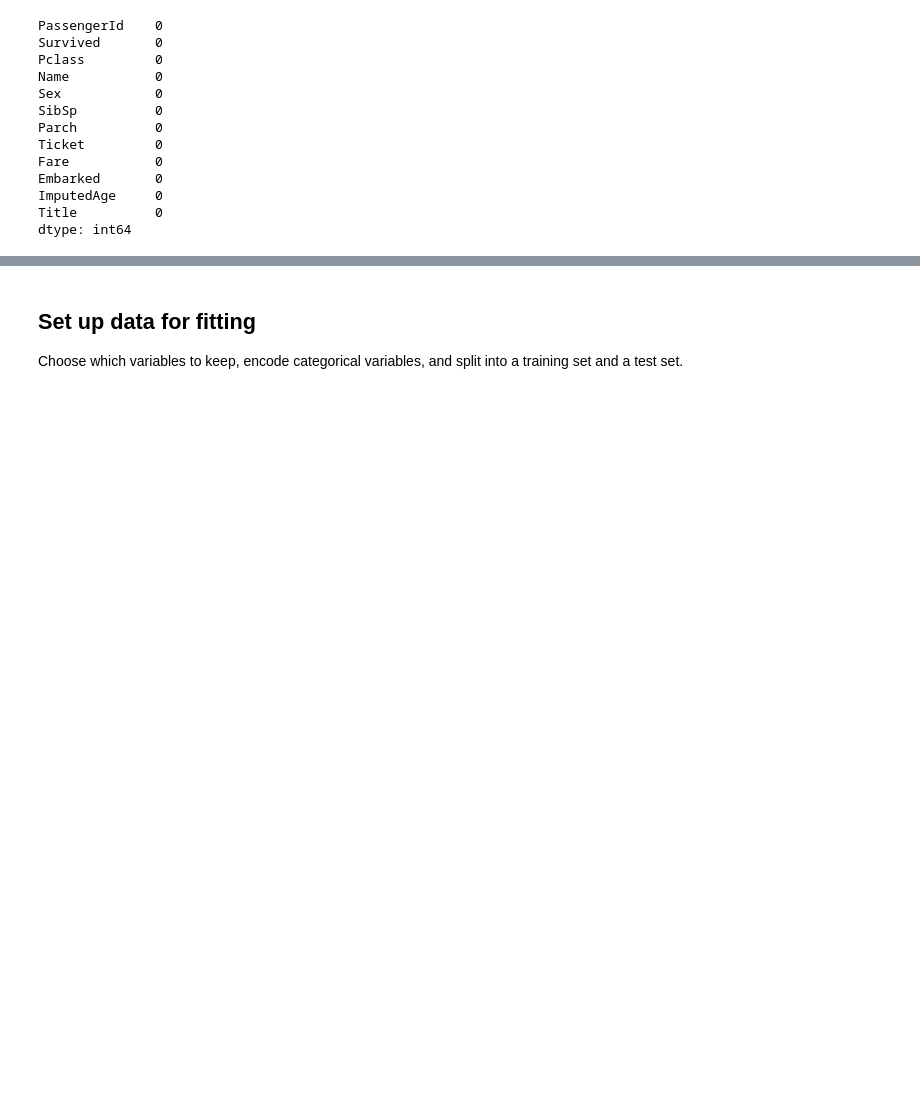
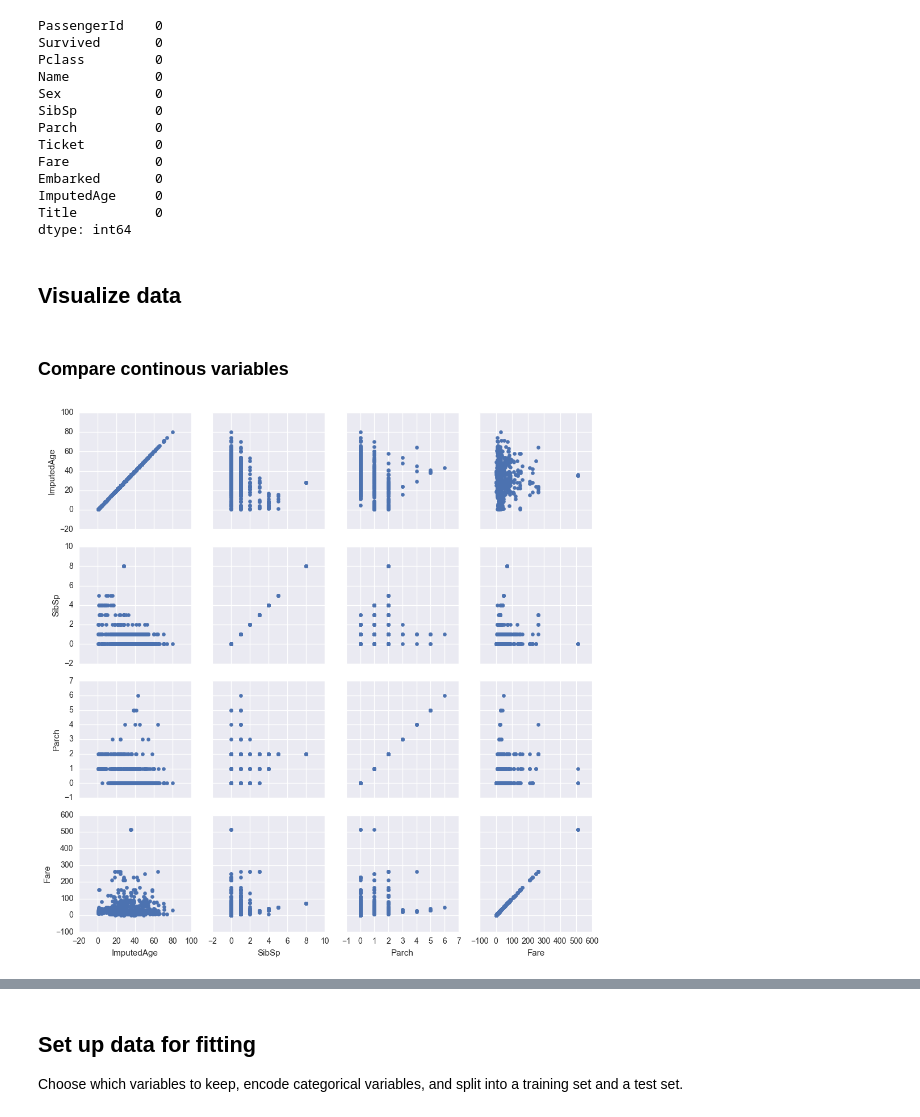
Before and after one commit to jpclemens0/titanic, a Jupyter notebook: titanic.ipynb, the cells around one changed output, grey strips where cells are left out. Saved outputs shown, nothing was run; the diff lists cells and outputs as text; code cells hidden in the pictures; blank space fills up the shorter version.

Commit message:
Added visualizations.

```diff
--- a/titanic.ipynb
+++ b/titanic.ipynb
@@ -110,3 +110,17 @@ Embarked       0
 ImputedAge     0
 Title          0
 dtype: int64
+# %% [markdown]
+## Visualize data
+# %% [markdown]
+### Compare continous variables
+# %%
+import seaborn as sns
+from matplotlib import pyplot as plt
+continuous = ['ImputedAge', 'SibSp', 'Parch', 'Fare']
+categorical = ['Survived', 'Pclass', 'Sex', 'Embarked', 'Title']
+g = sns.PairGrid(train[continuous])
+g.map(plt.scatter)
+plt.show()
+# %% [output]
+[figure, added]
```
Also changed, not shown: parts of 10 cells of this notebook, 2 other files.
